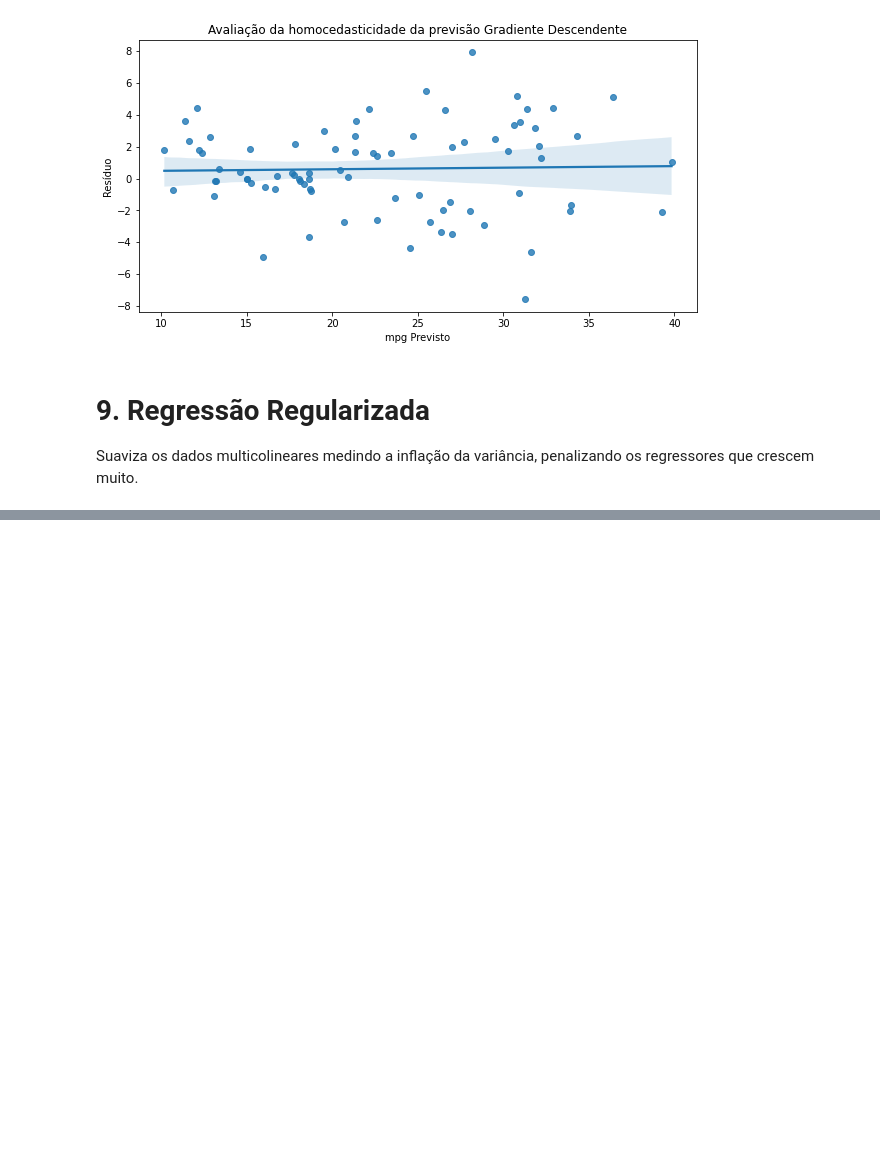
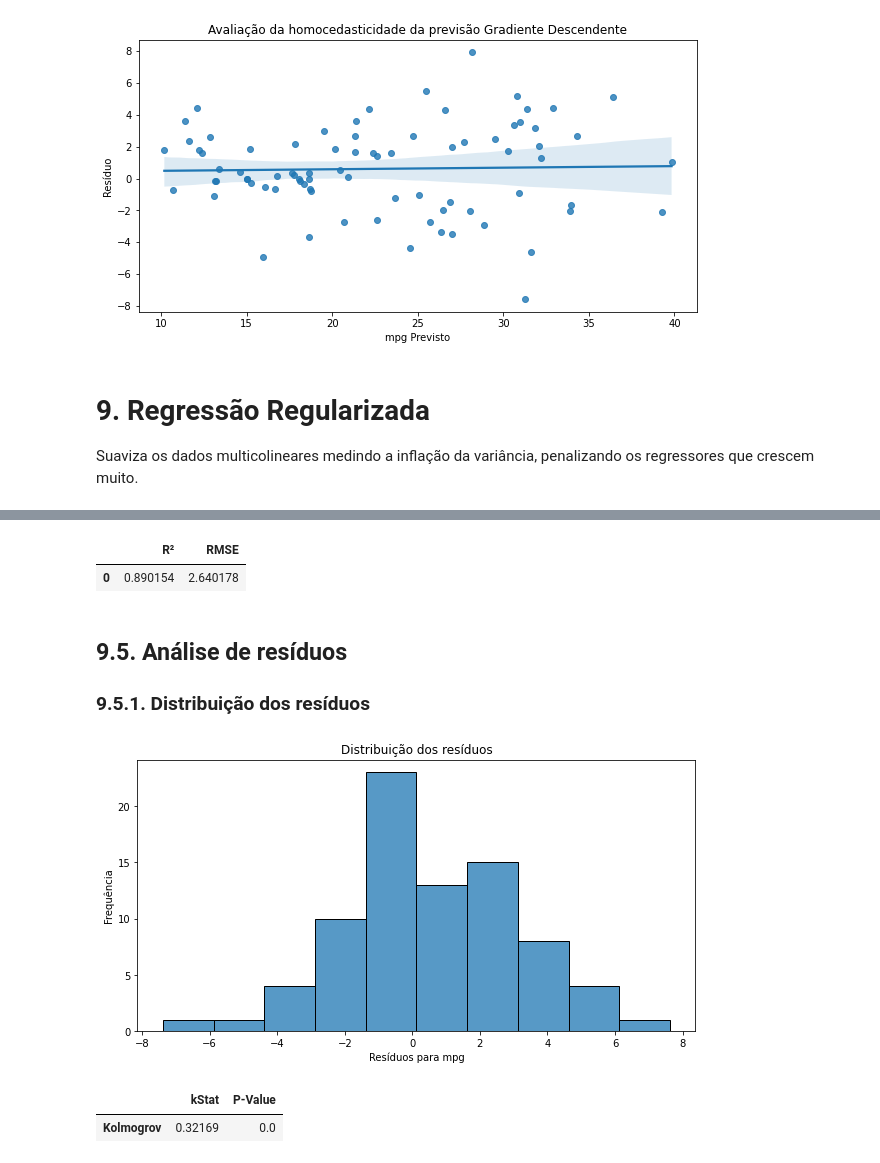
Before and after one commit to bruna-calistrate/AdvancedStatistics-Course, a Jupyter notebook: PyrhonStatistics.ipynb, the cells around one changed output, grey strips where cells are left out. Drawn from its saved outputs; the diff is of its cells as text; code cells hidden in the pictures; blank space fills up the shorter version.

```diff
--- a/PyrhonStatistics.ipynb
+++ b/PyrhonStatistics.ipynb
@@ -1091,0 +1189,18 @@ regRidge
+# %%
+# Grid de pesquisa
+grid = dict()
+grid['alpha'] = np.arange(0, 1, 0.01)
+
+# Método de pesquisa kFold
+cv = RepeatedKFold(n_splits=10, n_repeats=3, random_state=1)
+
+# Definir a pesquisa
+search = GridSearchCV(
+    regRidge, grid, scoring='neg_root_mean_squared_error', cv=cv, n_jobs=-1)
+# %%
+# Realizar a pesquisa
+results = search.fit(x_Train, np.log(y_Train))
+alpha = results.best_params_['alpha']
+
+# Retornar o melhor valor
+print(f'Melhor alpha: {alpha:.3f}')
@@ -1091,0 +1211,5 @@ regRidge
+# %%
+regRidge2 = fit_model(x=x_Train, y=np.log(y_Train),
+                      type='Ridge', alpha=alpha)
+
+(pd.DataFrame(regRidge2.coef_, columns=list(x_Train), index=['coef'])).T
@@ -1091,0 +1245,6 @@ regRidge
+# %%
+predRidge = predict_table(y=y_Test,
+                          fit=pd.DataFrame(np.exp(regRidge2.predict(x_Test))),
+                          columns= ['mpgReal', 'mpgPrevisto'],
+                          residual=True)
+predRidge.head()
@@ -1091,0 +1258,20 @@ regRidge
+# %%
+adj_quality(predRidge)
+# %% [output]
+|  | R² | RMSE |
+| 0 | 0.890154 | 2.640178 |
+# %% [markdown]
+## 9.5. Análise de resíduos
+### 9.5.1. Distribuição dos resíduos
+# %%
+histplot(data=predRidge,
+         x='Res', xlabel='Resíduos para mpg',
+         ylabel='Frequência',
+         title='Distribuição dos resíduos')
+# %% [output]
+[figure, added]
+# %%
+norm_test(predRidge['Res'])
+# %% [output]
+|  | kStat | P-Value |
+| Kolmogrov | 0.32169 | 0.0 |
```
Also changed, not shown: parts of 20 cells of this notebook.
